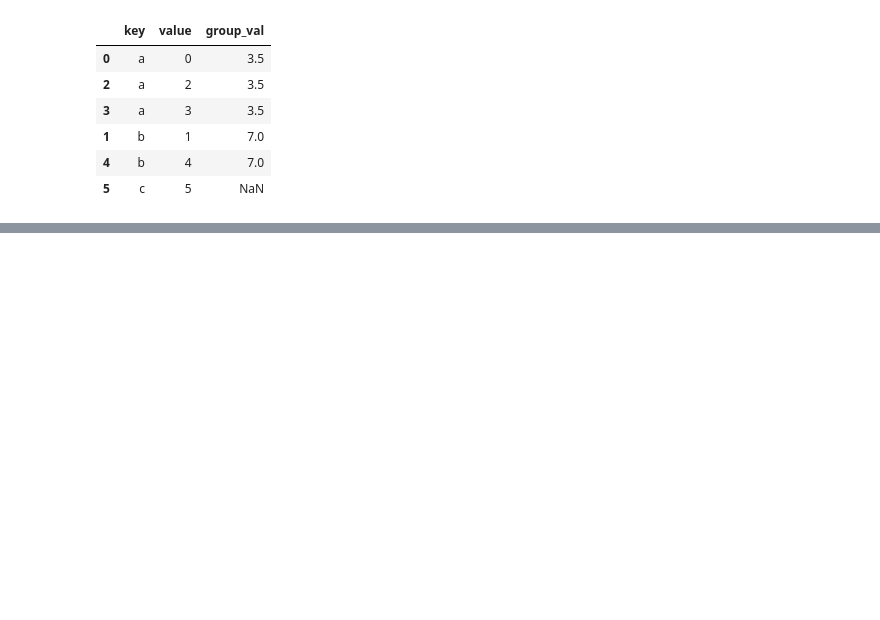
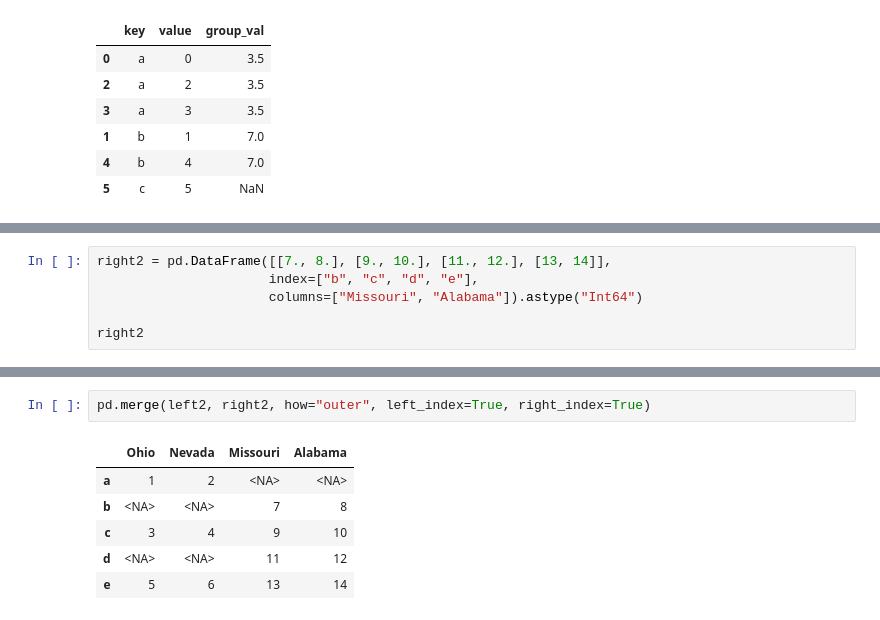
Before and after one commit to atozncoder/ai, a Jupyter notebook: PythonForDataAnalysisBook/8-DataWrangling.ipynb, the cells around one changed output, grey strips where cells are left out. Saved outputs shown, nothing was run; the diff lists cells and outputs as text; blank space fills up the shorter version.

```diff
--- a/PythonForDataAnalysisBook/8-DataWrangling.ipynb
+++ b/PythonForDataAnalysisBook/8-DataWrangling.ipynb
@@ -393,0 +464,6 @@ pd.merge(left1, right1, left_on="key", right_index=True, how="outer")
+# %%
+right2 = pd.DataFrame([[7., 8.], [9., 10.], [11., 12.], [13, 14]],
+                      index=["b", "c", "d", "e"],
+                      columns=["Missouri", "Alabama"]).astype("Int64")
+
+right2
@@ -393,0 +476,9 @@ pd.merge(left1, right1, left_on="key", right_index=True, how="outer")
+# %%
+pd.merge(left2, right2, how="outer", left_index=True, right_index=True)
+# %% [output]
+|  | Ohio | Nevada | Missouri | Alabama |
+| a | 1 | 2 | <NA> | <NA> |
+| b | <NA> | <NA> | 7 | 8 |
+| c | 3 | 4 | 9 | 10 |
+| d | <NA> | <NA> | 11 | 12 |
+| e | 5 | 6 | 13 | 14 |
```
Also changed, not shown: parts of 10 cells of this notebook.
